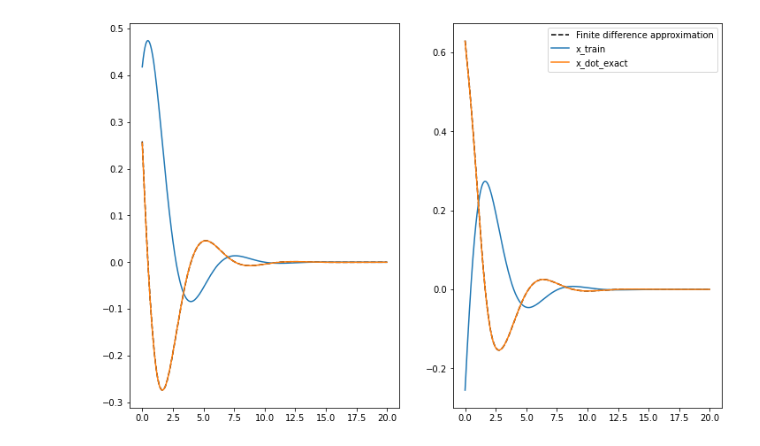
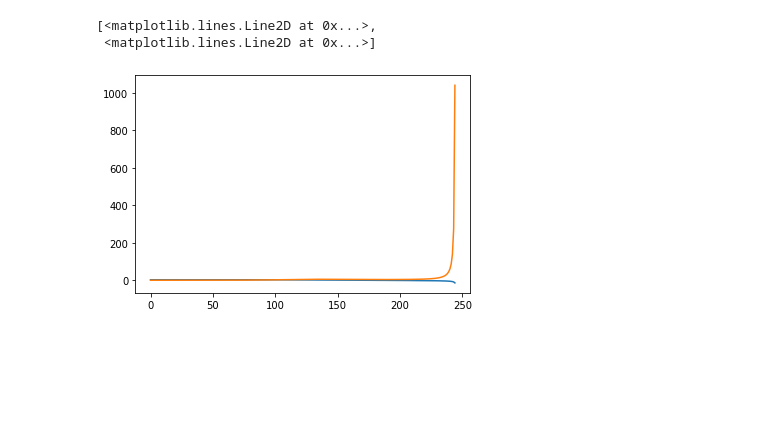
Before and after one commit to kyrxanthos/NN_dynamical_systems, a Jupyter notebook: MLP_practise.ipynb, the cells around one changed output. Cells and saved outputs as stored; diff of their text form; code cells hidden in the pictures; blank space fills up the shorter version.

```diff
--- a/MLP_practise.ipynb
+++ b/MLP_practise.ipynb
@@ -59,23 +89,28 @@ def create_multiple_timeseries(func, n_trajectories, dim):
 
 x_train_multi, y_train_multi = create_multiple_timeseries(van_der_pol, n_traj, dim)
 t_diff = t_train[:-1:]
+# %%
+simple_ex = solve_ivp(fun = van_der_pol, t_span=t_train_span, y0 = [2.26, -0.5], t_eval=t_train, **integrator_keywords).y.T
+plt.plot(simple_ex)
+# %% [output]
+[<matplotlib.lines.Line2D at 0x...>,
+ <matplotlib.lines.Line2D at 0x...>]
+[figure, added]
 # %%
-plt.figure(figsize = (12, 8))
-plt.subplot(121)
-plt.plot(t_diff, y_train_multi[2,:,0], 'k--', \
-         label = 'Finite difference approximation')
-plt.plot(t_diff, x_train_multi[2,:,0], \
-         label = 'x_train')
-plt.plot(t_diff, vf(x_train_multi[2,:,:])[:,0], \
-         label = 'x_dot_exact')
-plt.subplot(122)
-plt.plot(t_diff, y_train_multi[2,:,1], 'k--', \
-         label = 'Finite difference approximation')
-plt.plot(t_diff, x_train_multi[2,:,1], \
-         label = 'x_train')
-plt.plot(t_diff, vf(x_train_multi[2,:,:])[:,1], \
-         label = 'x_dot_exact')
-plt.legend()
-plt.show()
+# plt.figure(figsize = (12, 8))
+# plt.subplot(121)
+# plt.plot(t_diff, y_train_multi[2,:,0], 'k--', \
+#          label = 'Finite difference approximation')
+# plt.plot(t_diff, x_train_multi[2,:,0], \
+#          label = 'x_train')
+# plt.plot(t_diff, vf(x_train_multi[2,:,:])[:,0], \
+#          label = 'x_dot_exact')
+# plt.subplot(122)
+# plt.plot(t_diff, y_train_multi[2,:,1], 'k--', \
+#          label = 'Finite difference approximation')
+# plt.plot(t_diff, x_train_multi[2,:,1], \
+#          label = 'x_train')
+# plt.plot(t_diff, vf(x_train_multi[2,:,:])[:,1], \
+#          label = 'x_dot_exact')
+# plt.legend()
+# plt.show()
-# %% [output]
-[figure, removed]
```
Also changed, not shown: parts of 11 cells of this notebook, 1 other file.
